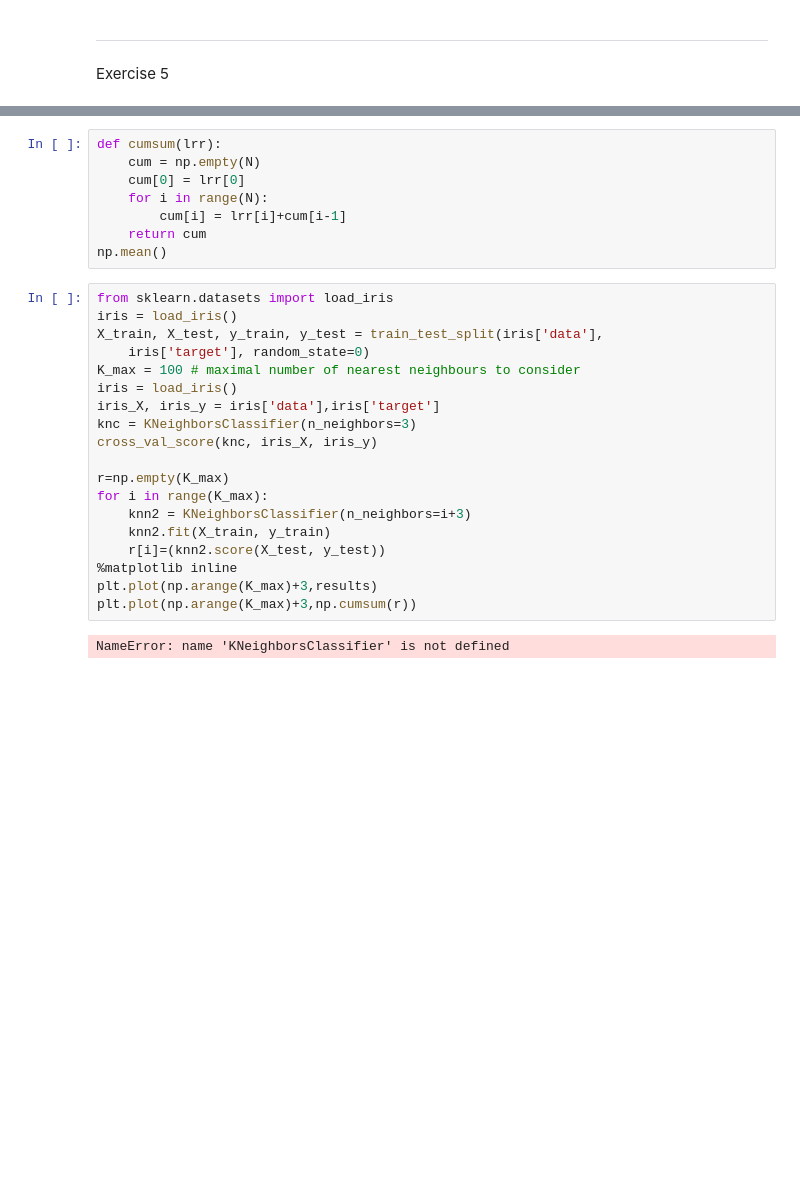
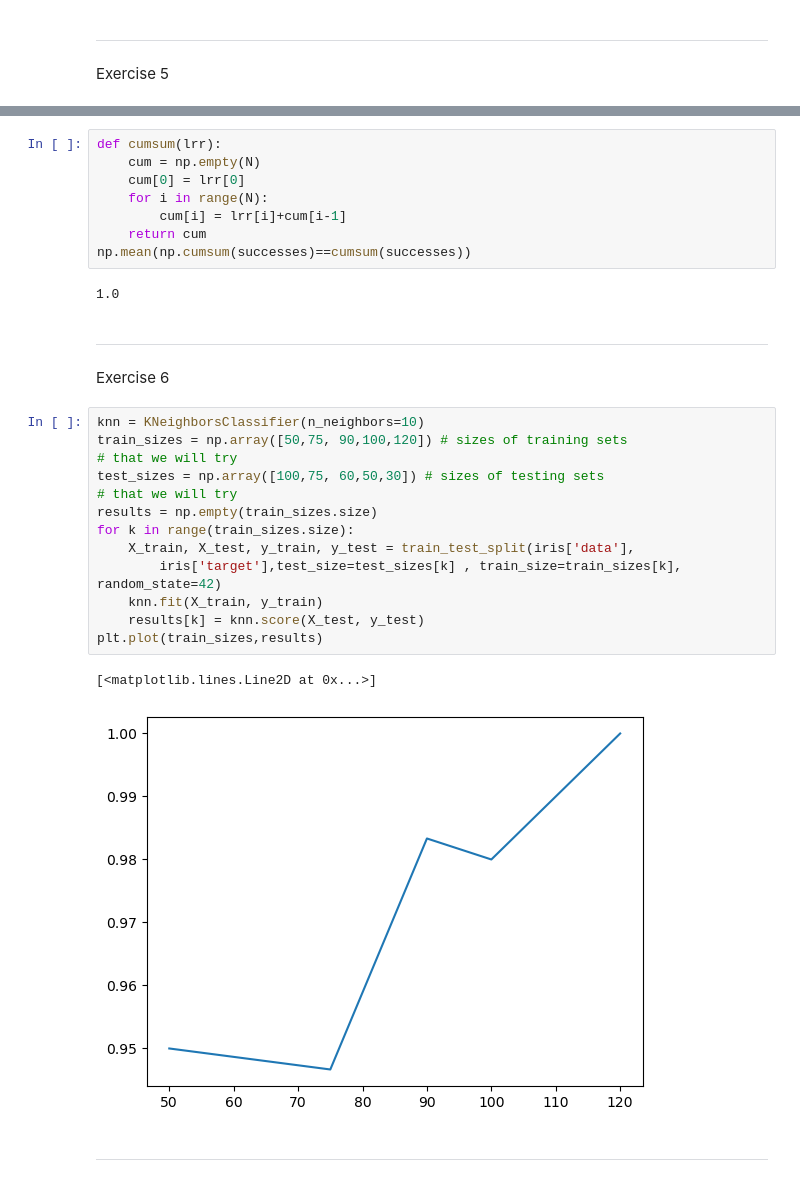
Before and after one commit to DDnerd001/cs3920, a Jupyter notebook: Lab4.ipynb, the cells around one changed output, grey strips where cells are left out. Cells and saved outputs as stored; diff of their text form; blank space fills up the shorter version.

```diff
--- a/Lab4.ipynb
+++ b/Lab4.ipynb
@@ -313,25 +312,27 @@ def cumsum(lrr):
     for i in range(N):
         cum[i] = lrr[i]+cum[i-1]
     return cum
-np.mean()
+np.mean(np.cumsum(successes)==cumsum(successes))
+# %% [output]
+1.0
-# %%
-from sklearn.datasets import load_iris
-iris = load_iris()
-X_train, X_test, y_train, y_test = train_test_split(iris['data'],
-    iris['target'], random_state=0)
-K_max = 100 # maximal number of nearest neighbours to consider
-iris = load_iris()
-iris_X, iris_y = iris['data'],iris['target']
-knc = KNeighborsClassifier(n_neighbors=3)
-cross_val_score(knc, iris_X, iris_y)
-
-r=np.empty(K_max)
-for i in range(K_max):
-    knn2 = KNeighborsClassifier(n_neighbors=i+3)
-    knn2.fit(X_train, y_train)
-    r[i]=(knn2.score(X_test, y_test))
-%matplotlib inline
-plt.plot(np.arange(K_max)+3,results)
-plt.plot(np.arange(K_max)+3,np.cumsum(r))
-# %% [output]
-NameError: name 'KNeighborsClassifier' is not defined
+# %% [markdown]
+___
+Exercise 6
+# %%
+knn = KNeighborsClassifier(n_neighbors=10)
+train_sizes = np.array([50,75, 90,100,120]) # sizes of training sets
+# that we will try
+test_sizes = np.array([100,75, 60,50,30]) # sizes of testing sets
+# that we will try
+results = np.empty(train_sizes.size)
+for k in range(train_sizes.size):
+    X_train, X_test, y_train, y_test = train_test_split(iris['data'],
+        iris['target'],test_size=test_sizes[k] , train_size=train_sizes[k], random_state=42)
+    knn.fit(X_train, y_train)
+    results[k] = knn.score(X_test, y_test)
+plt.plot(train_sizes,results)
+# %% [output]
+[<matplotlib.lines.Line2D at 0x...>]
+[figure, added]
+# %% [markdown]
+___
```
Also changed, not shown: parts of 7 cells of this notebook.
